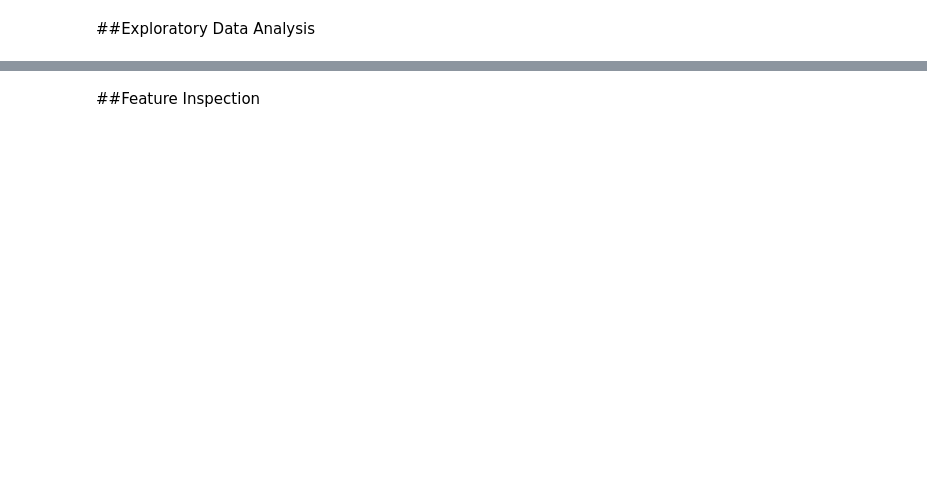
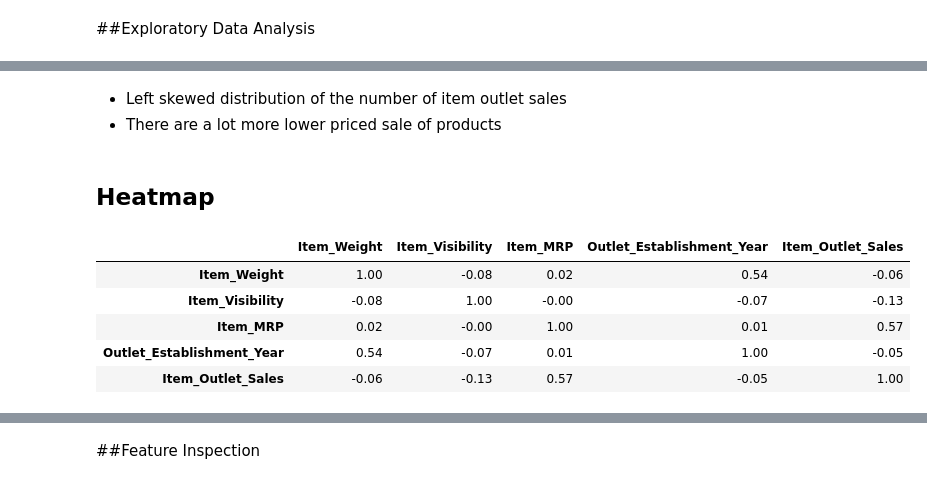
Before and after one commit to vcnzx/Prediction-Of-Product-Sales, a Jupyter notebook: Prediction_of_Product_Sales.ipynb, the cells around one changed output, grey strips where cells are left out. Drawn from its saved outputs; the diff is of its cells as text; code cells hidden in the pictures; blank space fills up the shorter version.

```diff
--- a/Prediction_of_Product_Sales.ipynb
+++ b/Prediction_of_Product_Sales.ipynb
@@ -239,0 +314,16 @@ stats.loc[['mean','min','max']]
+# %% [markdown]
+- Left skewed distribution of the number of item outlet sales
+- There are a lot more lower priced sale of products
+# %% [markdown]
+## Heatmap
+# %%
+# Get correlations
+corr = df.corr(numeric_only = True)
+corr.round(2)
+# %% [output]
+|  | Item_Weight | Item_Visibility | Item_MRP | Outlet_Establishment_Year | Item_Outlet_Sales |
+| Item_Weight | 1.00 | -0.08 | 0.02 | 0.54 | -0.06 |
+| Item_Visibility | -0.08 | 1.00 | -0.00 | -0.07 | -0.13 |
+| Item_MRP | 0.02 | -0.00 | 1.00 | 0.01 | 0.57 |
+| Outlet_Establishment_Year | 0.54 | -0.07 | 0.01 | 1.00 | -0.05 |
+| Item_Outlet_Sales | -0.06 | -0.13 | 0.57 | -0.05 | 1.00 |
```
Also changed, not shown: parts of 15 cells of this notebook.
